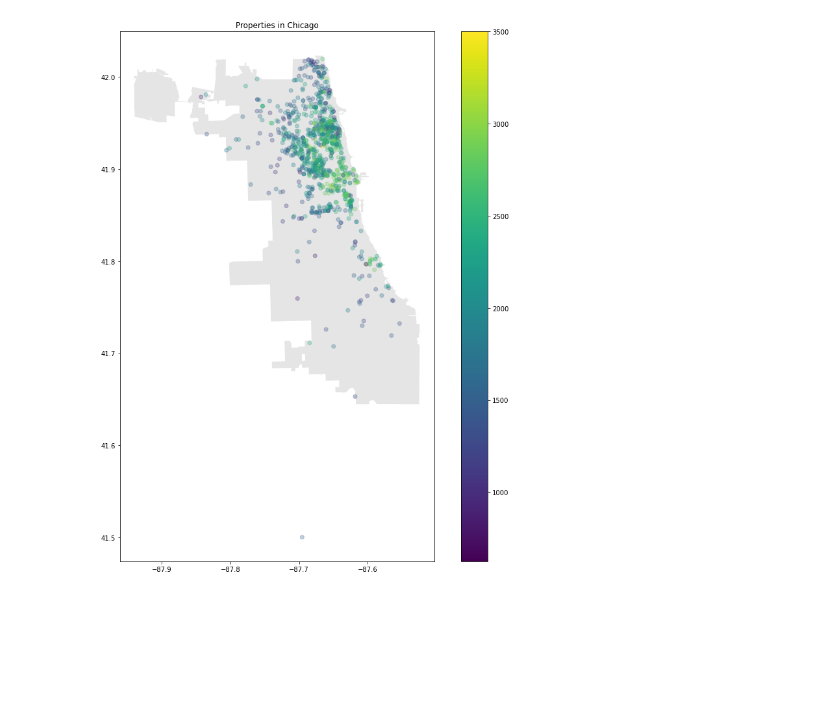
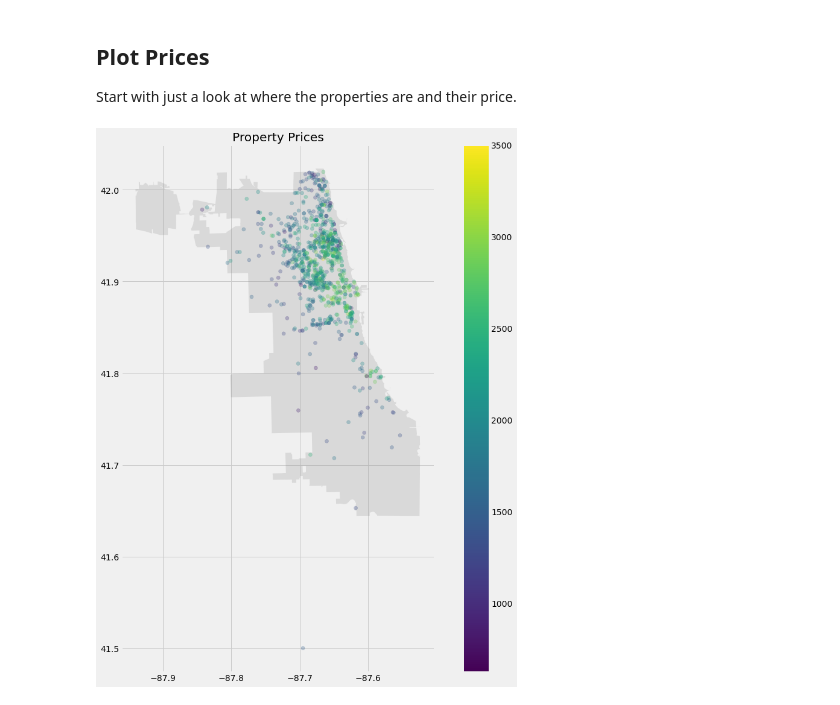
Before and after one commit to eswan18/zillow_scraper, a Jupyter notebook: Analysis.ipynb, the cells around one changed output. Cells and saved outputs as stored; diff of their text form; code cells hidden in the pictures; blank space fills up the shorter version.

Commit message:
Update scoring and plotting.

```diff
--- a/Analysis.ipynb
+++ b/Analysis.ipynb
@@ -11,10 +13,13 @@ df = pd.concat(pd.read_json(filename) for filename in data_files)
 df = df.loc[~df.index.duplicated(keep='last')]
 # %%
-%matplotlib inline
 import geopandas as gpd
 import matplotlib.pyplot as plt
+plt.style.use('fivethirtyeight')
 # %%
 gmap = gpd.read_file('chicago.shp')
+# %% [markdown]
+## Plot Prices
+Start with just a look at where the properties are and their price.
 # %%
 from shapely.geometry import Point
 points = [Point(y,x) for x, y in zip(df.lat, df.lon)]
@@ -22,14 +27,10 @@ gdf = gpd.GeoDataFrame(df, crs='epsg:4326', geometry=points)
 # %%
 MAP_ALPHA = 0.2
 PT_ALPHA = 0.3
 
 fig, ax = plt.subplots(figsize=(15, 15))
 gmap.plot(ax=ax, alpha=MAP_ALPHA, color='gray')
 gdf.plot(column='price', ax=ax, alpha=PT_ALPHA, marker='o', legend=True)
-buildings = gdf[gdf['type'] == 'building']
-units = gdf[gdf['type'] == 'unit']
-plt.title('Properties in Chicago');
-#buildings.plot(column='price', ax=ax, alpha=PT_ALPHA, label='building', marker='x', legend=True)
-#units.plot(column='price', ax=ax, alpha=PT_ALPHA, label='unit', marker='o', legend=True)
+plt.title('Property Prices');
 # %% [output]
-[figure, old version]
+[figure, new version]
```
Also changed, not shown: parts of 24 cells of this notebook.
